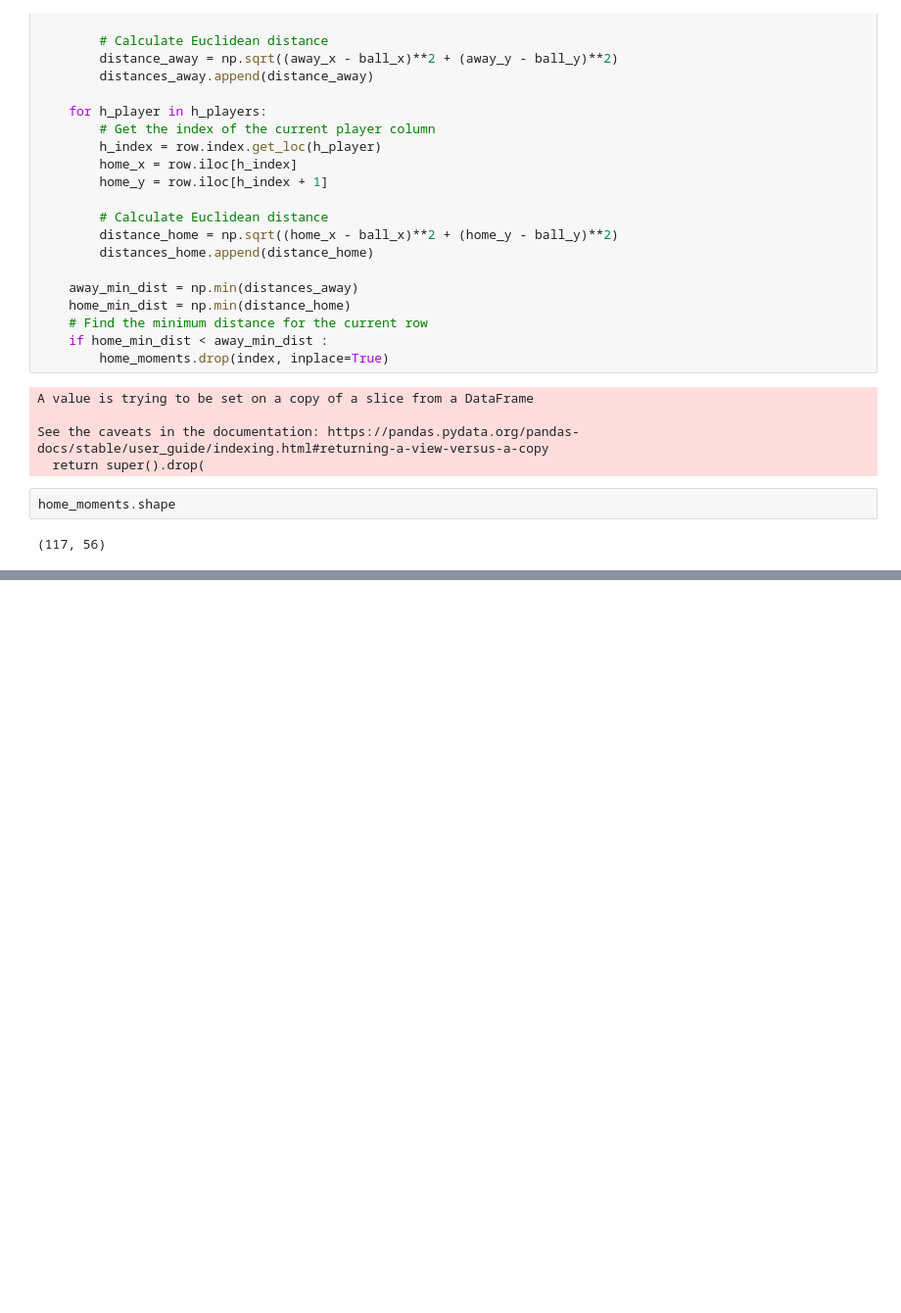
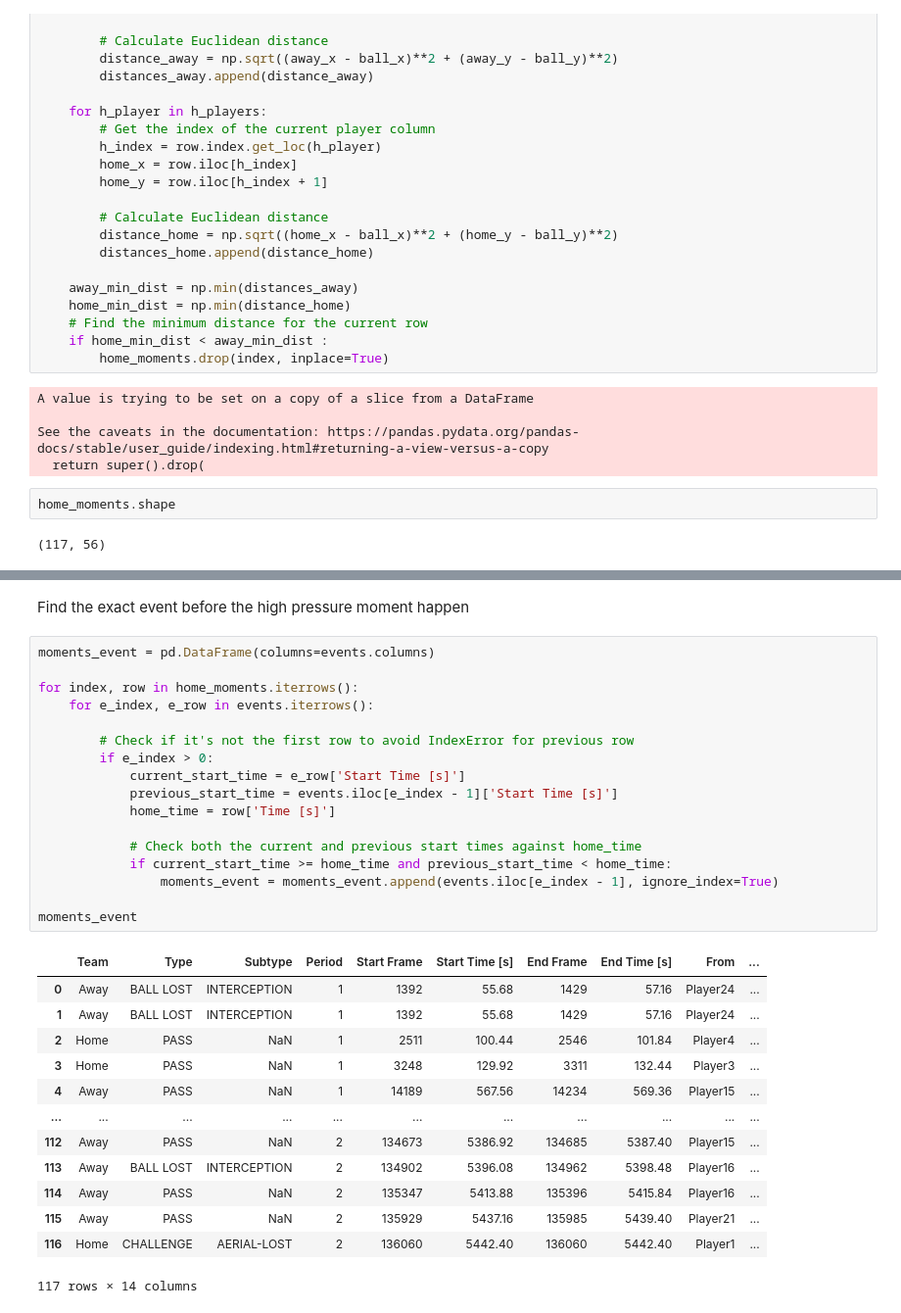
Before and after one commit to nahiid/Soccer-High-Pressure-Moments, a Jupyter notebook: src/high_pre_soccer.ipynb, the cells around one changed output, grey strips where cells are left out. Shown: that part at 98% size. Saved outputs shown, nothing was run; the diff lists cells and outputs as text; blank space fills up the shorter version.

```diff
--- a/src/high_pre_soccer.ipynb
+++ b/src/high_pre_soccer.ipynb
@@ -144,0 +161,33 @@ home_moments.shape
+# %% [markdown]
+Find the exact event before the high pressure moment happen
+# %%
+moments_event = pd.DataFrame(columns=events.columns)
+
+for index, row in home_moments.iterrows():
+    for e_index, e_row in events.iterrows():
+
+        # Check if it's not the first row to avoid IndexError for previous row
+        if e_index > 0:
+            current_start_time = e_row['Start Time [s]']
+            previous_start_time = events.iloc[e_index - 1]['Start Time [s]']
+            home_time = row['Time [s]']
+
+            # Check both the current and previous start times against home_time
+            if current_start_time >= home_time and previous_start_time < home_time:
+                moments_event = moments_event.append(events.iloc[e_index - 1], ignore_index=True)
+
+moments_event
+# %% [output]
+|  | Team | Type | Subtype | Period | Start Frame | Start Time [s] | End Frame | End Time [s] | From | ... |
+| 0 | Away | BALL LOST | INTERCEPTION | 1 | 1392 | 55.68 | 1429 | 57.16 | Player24 | ... |
+| 1 | Away | BALL LOST | INTERCEPTION | 1 | 1392 | 55.68 | 1429 | 57.16 | Player24 | ... |
+| 2 | Home | PASS | NaN | 1 | 2511 | 100.44 | 2546 | 101.84 | Player4 | ... |
+| 3 | Home | PASS | NaN | 1 | 3248 | 129.92 | 3311 | 132.44 | Player3 | ... |
+| 4 | Away | PASS | NaN | 1 | 14189 | 567.56 | 14234 | 569.36 | Player15 | ... |
+| ... | ... | ... | ... | ... | ... | ... | ... | ... | ... | ... |
+| 112 | Away | PASS | NaN | 2 | 134673 | 5386.92 | 134685 | 5387.40 | Player15 | ... |
+| 113 | Away | BALL LOST | INTERCEPTION | 2 | 134902 | 5396.08 | 134962 | 5398.48 | Player16 | ... |
+| 114 | Away | PASS | NaN | 2 | 135347 | 5413.88 | 135396 | 5415.84 | Player16 | ... |
+| 115 | Away | PASS | NaN | 2 | 135929 | 5437.16 | 135985 | 5439.40 | Player21 | ... |
+| 116 | Home | CHALLENGE | AERIAL-LOST | 2 | 136060 | 5442.40 | 136060 | 5442.40 | Player1 | ... |
+117 rows × 14 columns
```
Also changed, not shown: parts of 1 cell of this notebook.
